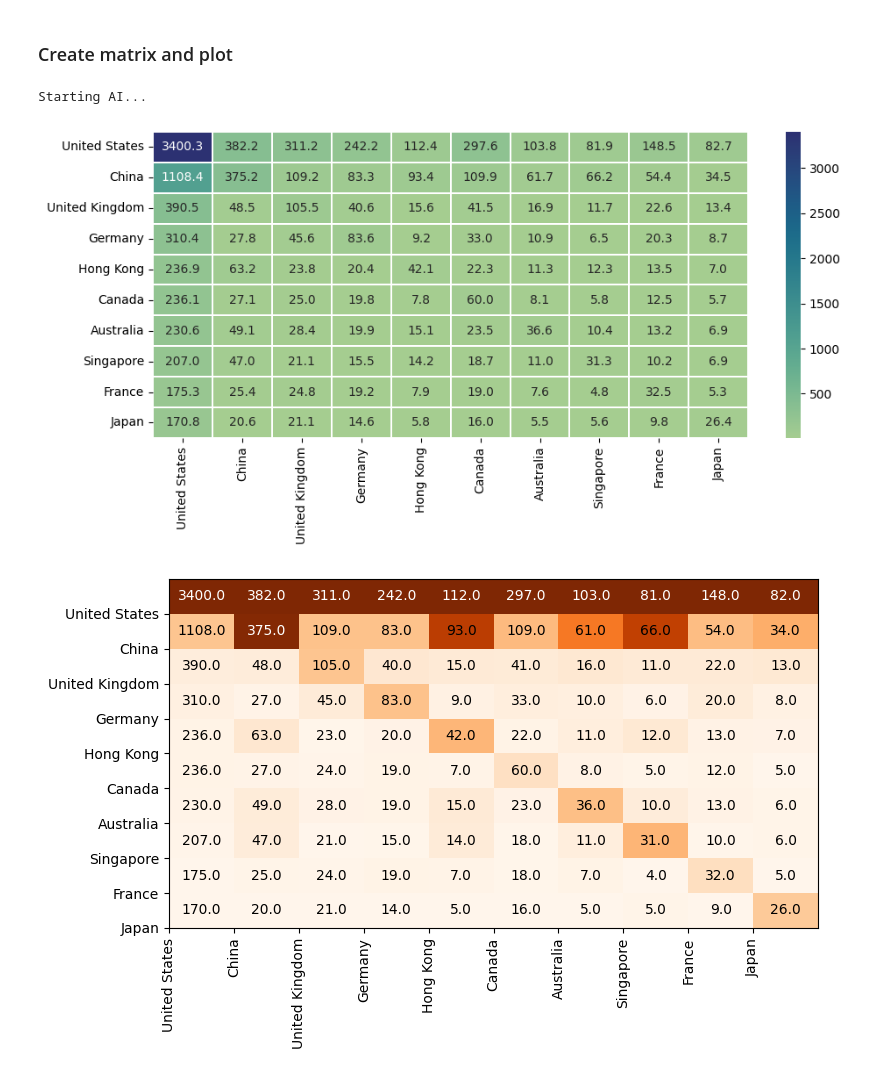
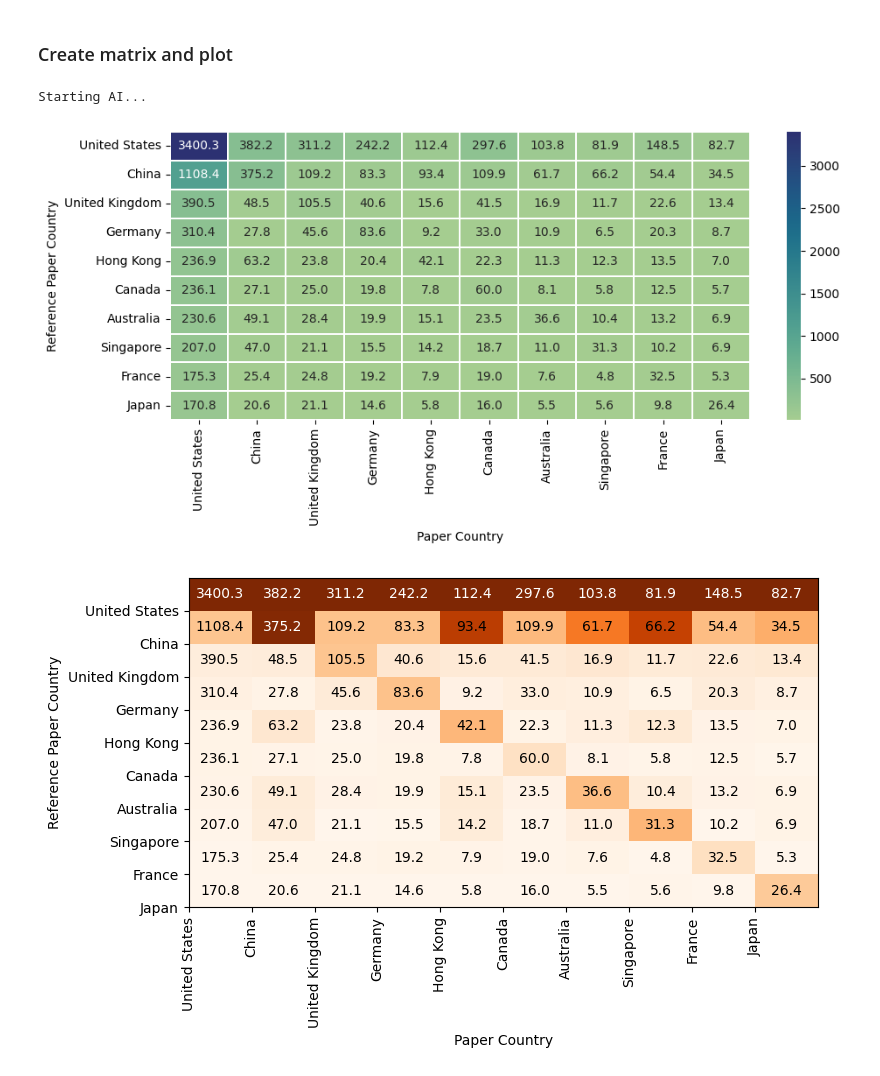
Before and after one commit to tanny411/geographic-gaps-in-CS-research, a Jupyter notebook: citation_across_countries_script.ipynb, the cells around one changed output. Saved outputs shown, nothing was run; the diff lists cells and outputs as text; code cells hidden in the pictures.

Commit message:
Fix float-int truncation issue in figures

```diff
--- a/citation_across_countries_script.ipynb
+++ b/citation_across_countries_script.ipynb
@@ -208,6 +208,8 @@ def plot_citation_heat_map(matrix, country_index, num_countries_to_show = 20, sc
 
     sns.heatmap(matrix_to_show, annot=True, cmap="crest", fmt='3.1f', linewidths=.05,
                 xticklabels=country_names, yticklabels=country_names, vmin=1000/scale) # vmax=
+    plt.xlabel("Paper Country")
+    plt.ylabel("Reference Paper Country")
 
     plt.tight_layout()
 
@@ -223,7 +225,7 @@ def plot_citation_heat_map(matrix, country_index, num_countries_to_show = 20, sc
 
 def columnwise_conditionalformat(matrix_to_show, country_names, color = 'Oranges', num_countries_to_show = 20, file_name=None):
 
-    df = pd.DataFrame(matrix_to_show, columns=country_names, index=country_names).astype(int).iloc[::-1,:]
+    df = pd.DataFrame(matrix_to_show, columns=country_names, index=country_names).iloc[::-1,:]
 
     nrows = len(df)
     ncols = len(df.columns)
@@ -240,10 +242,14 @@ def columnwise_conditionalformat(matrix_to_show, country_names, color = 'Oranges
             plt.text(x+.5,y+.5,'%3.1f'% df.iloc[y, x],
                      horizontalalignment='center',
                      verticalalignment='center',
-                     color="white" if y==9 else "black" )
+                     color="white" if (y==9 or (y==8 and x==1)) else "black" )
+#                      color="white" if (y==9 or ((x+1==10-y) and (y in [0, 1, 3, 5, 7, 8]))) else "black" )
+
 
     plt.xticks(range(num_countries_to_show), country_names, rotation=90)
     plt.yticks(range(num_countries_to_show), country_names[::-1])
+    plt.xlabel("Paper Country")
+    plt.ylabel("Reference Paper Country")
 
     plt.tight_layout()
 
@@ -275,17 +281,20 @@ def columnwise_conditionalformat(matrix_to_show, country_names, color = 'Oranges
 # %%
 ## Redraw figures
 
 for conf_df, area_name in zip(conf_series, area_names):
+
+    if area_name != "AI":
+        continue
 
     print(f"Starting {area_name}...")
 
     paper_refs_country = pd.read_csv(area_name+"/paper_refs_country.csv")
 
     matrix, country_index, country_rev_index = create_matrix(paper_refs_country)
 
     matrix_to_show, country_names = plot_citation_heat_map(matrix, country_index, file_name=area_name+"/heatmap_10_countries.png", num_countries_to_show = 10)
     columnwise_conditionalformat(matrix_to_show, country_names, file_name=area_name+"/columnheatmap_10_countries.png", num_countries_to_show = 10)
 # %% [output]
 Starting AI...
-[figure, old version]
+[figure, new version]
-[figure, old version]
+[figure, new version]
```
Also changed, not shown: 8 other files.
